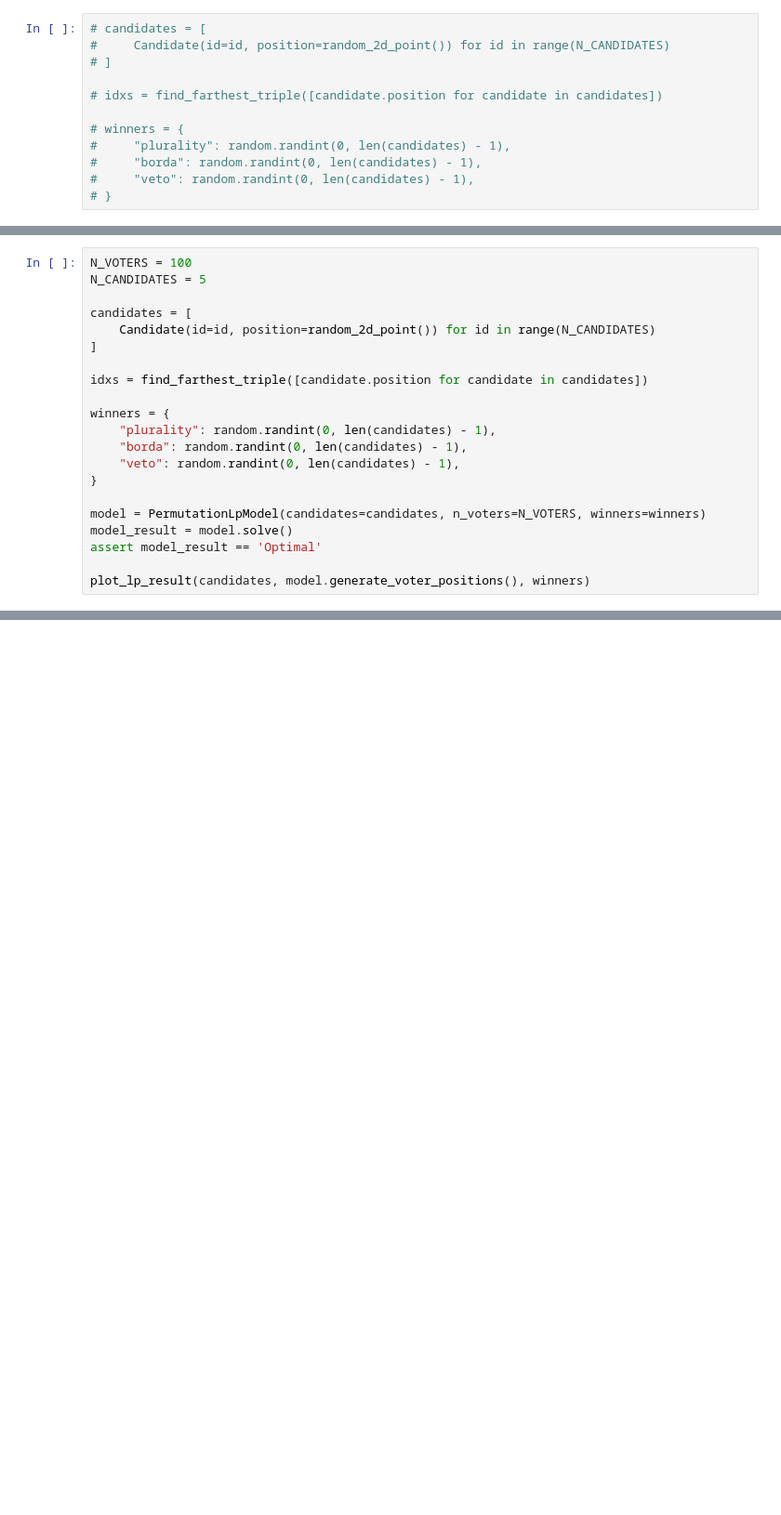
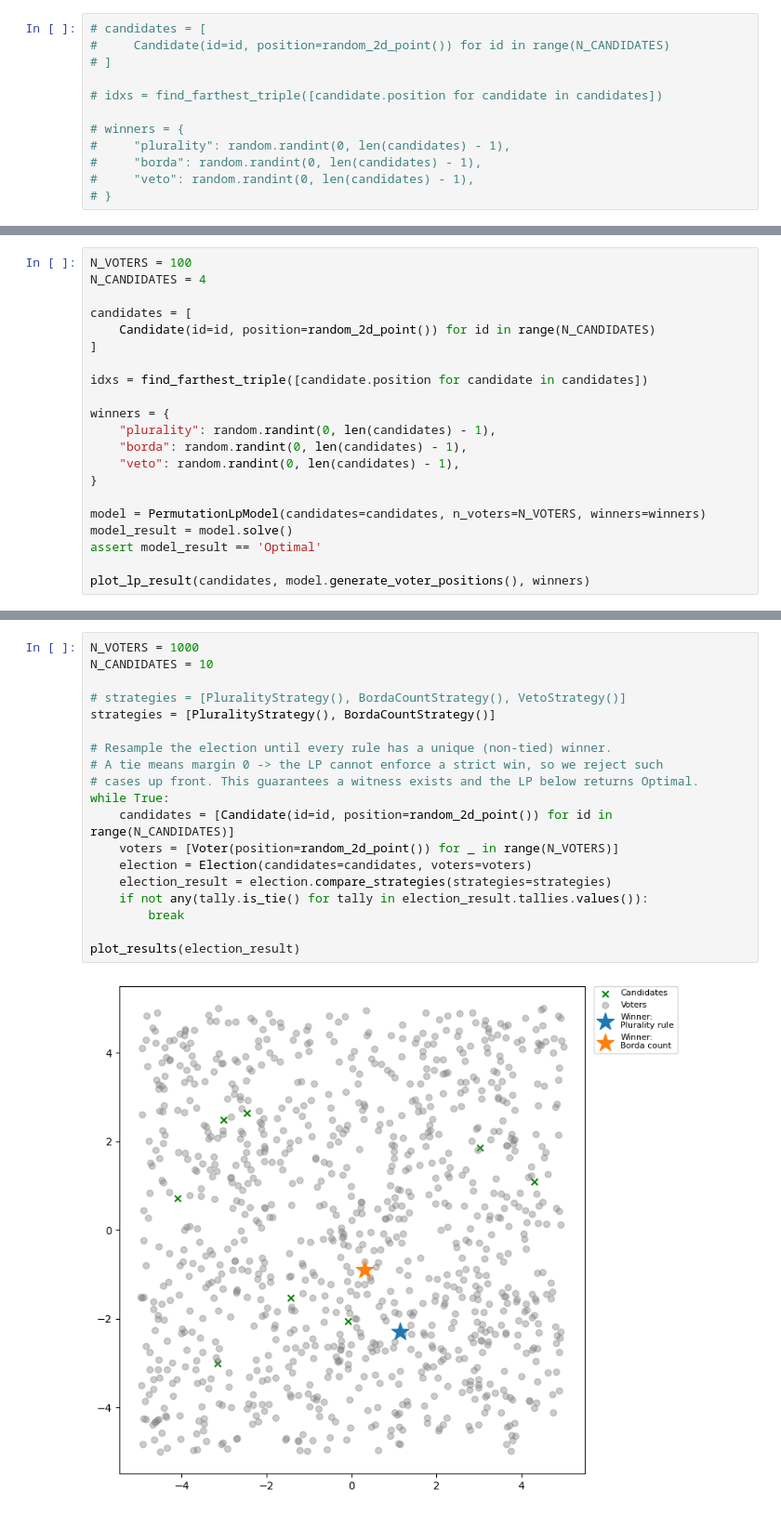
Before and after one commit to pawlowiczf/Euclidean-choices, a Jupyter notebook: code/main/lp.ipynb, the cells around one changed output, grey strips where cells are left out. Shown at 93% size. Drawn from its saved outputs; the diff is of its cells as text; blank space fills up the shorter version.

```diff
--- a/code/main/lp.ipynb
+++ b/code/main/lp.ipynb
@@ -121,6 +140,6 @@ plot_lp_result(candidates, model.generate_voter_positions(), winners)
 # %%
 N_VOTERS = 100
-N_CANDIDATES = 5
+N_CANDIDATES = 4
 
 candidates = [
     Candidate(id=id, position=random_2d_point()) for id in range(N_CANDIDATES)
@@ -143,0 +165,21 @@ plot_lp_result(candidates, model.generate_voter_positions(), winners)
+# %%
+N_VOTERS = 1000
+N_CANDIDATES = 10
+
+# strategies = [PluralityStrategy(), BordaCountStrategy(), VetoStrategy()]
+strategies = [PluralityStrategy(), BordaCountStrategy()]
+
+# Resample the election until every rule has a unique (non-tied) winner.
+# A tie means margin 0 -> the LP cannot enforce a strict win, so we reject such
+# cases up front. This guarantees a witness exists and the LP below returns Optimal.
+while True:
+    candidates = [Candidate(id=id, position=random_2d_point()) for id in range(N_CANDIDATES)]
+    voters = [Voter(position=random_2d_point()) for _ in range(N_VOTERS)]
+    election = Election(candidates=candidates, voters=voters)
+    election_result = election.compare_strategies(strategies=strategies)
+    if not any(tally.is_tie() for tally in election_result.tallies.values()):
+        break
+
+plot_results(election_result)
+# %% [output]
+[figure, added]
```
Also changed, not shown: parts of 18 cells of this notebook, 11 other files.
